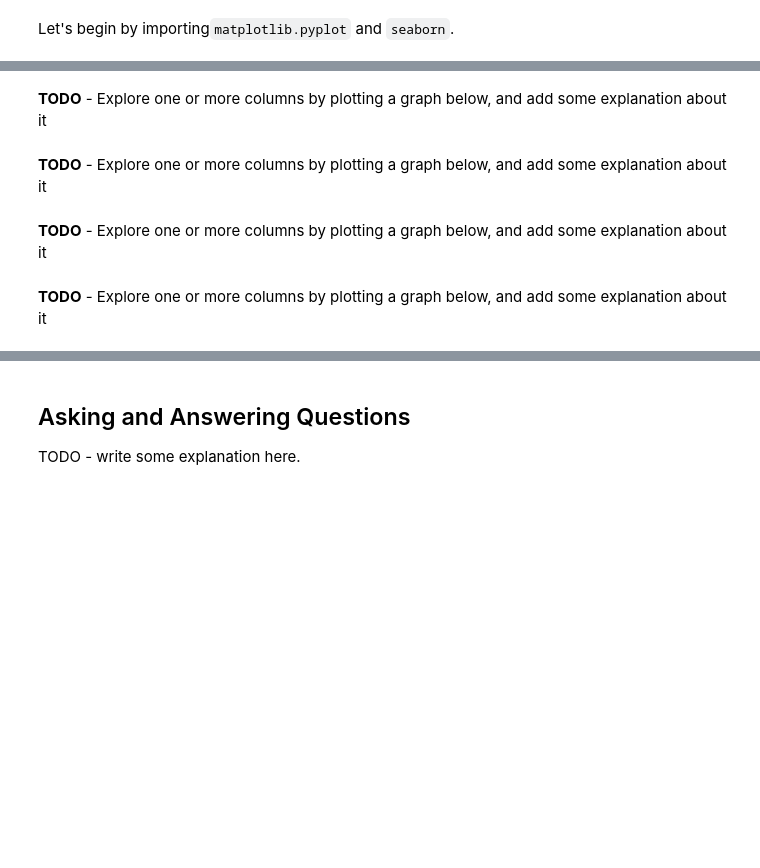
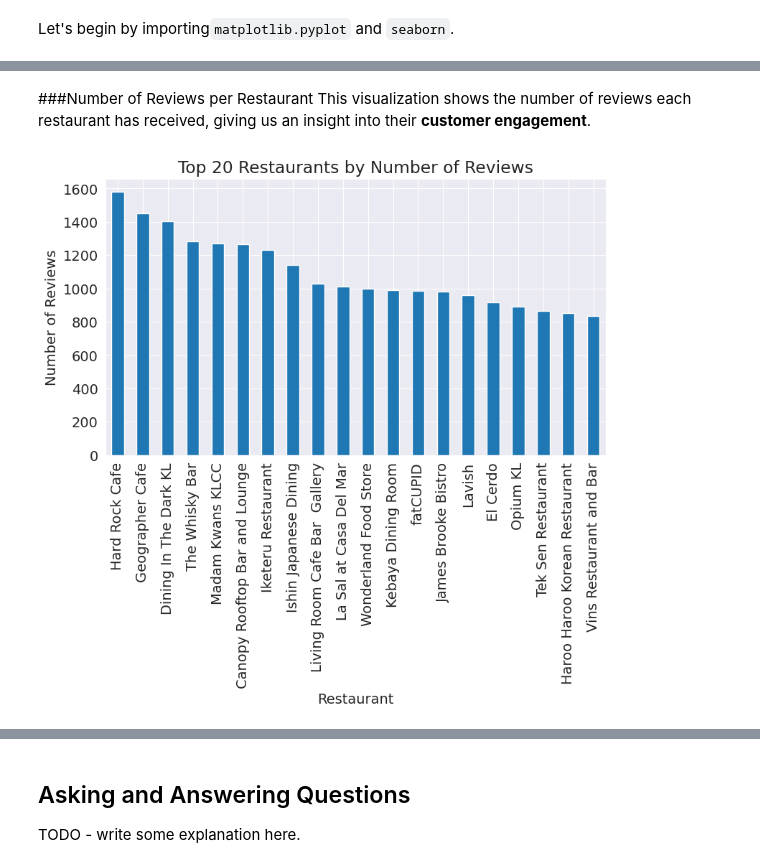
Before and after one commit to drshahizan/Python_EDA, a Jupyter notebook: assignment/bdm/Avengers/case_study1/cs1.ipynb, the cells around one changed output, grey strips where cells are left out. Saved outputs shown, nothing was run; the diff lists cells and outputs as text; code cells hidden in the pictures; blank space fills up the shorter version.

```diff
--- a/assignment/bdm/Avengers/case_study1/cs1.ipynb
+++ b/assignment/bdm/Avengers/case_study1/cs1.ipynb
@@ -145,0 +301,7 @@ Next step
+# %%
+resturants_data['Year'] = resturants_data['Dates'].dt.year
+
+# Group by Year and count the number of ratings
+grouped_by_year = resturants_data.groupby('Year')['Rating'].agg(['count']).sort_values(by='count', ascending=False)
+
+print(grouped_by_year)
@@ -145,0 +331,9 @@ Next step
+# %%
+# Extract year and month from 'Dates'
+resturants_data['Year'] = resturants_data['Dates'].dt.year
+resturants_data['Month'] = resturants_data['Dates'].dt.month_name()
+
+# Group by Year, Month, and Location, and count the number of ratings
+grouped_by_year_month_location = resturants_data.groupby(['Year', 'Month', 'Location'])['Rating'].agg('count').sort_values(ascending=False)
+
+print(grouped_by_year_month_location)
@@ -145,0 +462,4 @@ Next step
+# %%
+resturants_data['Review Length'] = resturants_data['Review'].apply(lambda x: len(str(x).split()))
+resturants_data['Title Length'] = resturants_data['Title'].apply(lambda x: len(str(x).split()))
+resturants_data
@@ -145,0 +492,11 @@ Next step
+# %%
+from textblob import TextBlob
+
+# Function to calculate sentiment polarity
+def calculate_sentiment(text):
+    return TextBlob(text).sentiment.polarity
+
+# Apply sentiment analysis to the 'Title' and 'Review' columns
+resturants_data['Title Sentiment'] = resturants_data['Title'].apply(calculate_sentiment)
+resturants_data['Review Sentiment'] = resturants_data['Review'].apply(calculate_sentiment)
+resturants_data['Title Sentiment'] ,resturants_data['Review Sentiment']
@@ -167,8 +550,11 @@ matplotlib.rcParams['figure.facecolor'] = '#00000000'
-# %% [markdown]
-**TODO** - Explore one or more columns by plotting a graph below, and add some explanation about it
-# %% [markdown]
-**TODO** - Explore one or more columns by plotting a graph below, and add some explanation about it
-# %% [markdown]
-**TODO** - Explore one or more columns by plotting a graph below, and add some explanation about it
-# %% [markdown]
-**TODO** - Explore one or more columns by plotting a graph below, and add some explanation about it
+# %% [markdown]
+###Number of Reviews per Restaurant
+This visualization shows the number of reviews each restaurant has received, giving us an insight into their **customer engagement**.
+# %%
+resturants_data['Restaurant'].value_counts().head(20).plot(kind='bar')
+plt.title('Top 20 Restaurants by Number of Reviews')
+plt.xlabel('Restaurant')
+plt.ylabel('Number of Reviews')
+plt.show()
+# %% [output]
+[figure, added]
```
Also changed, not shown: parts of 100 cells of this notebook.
